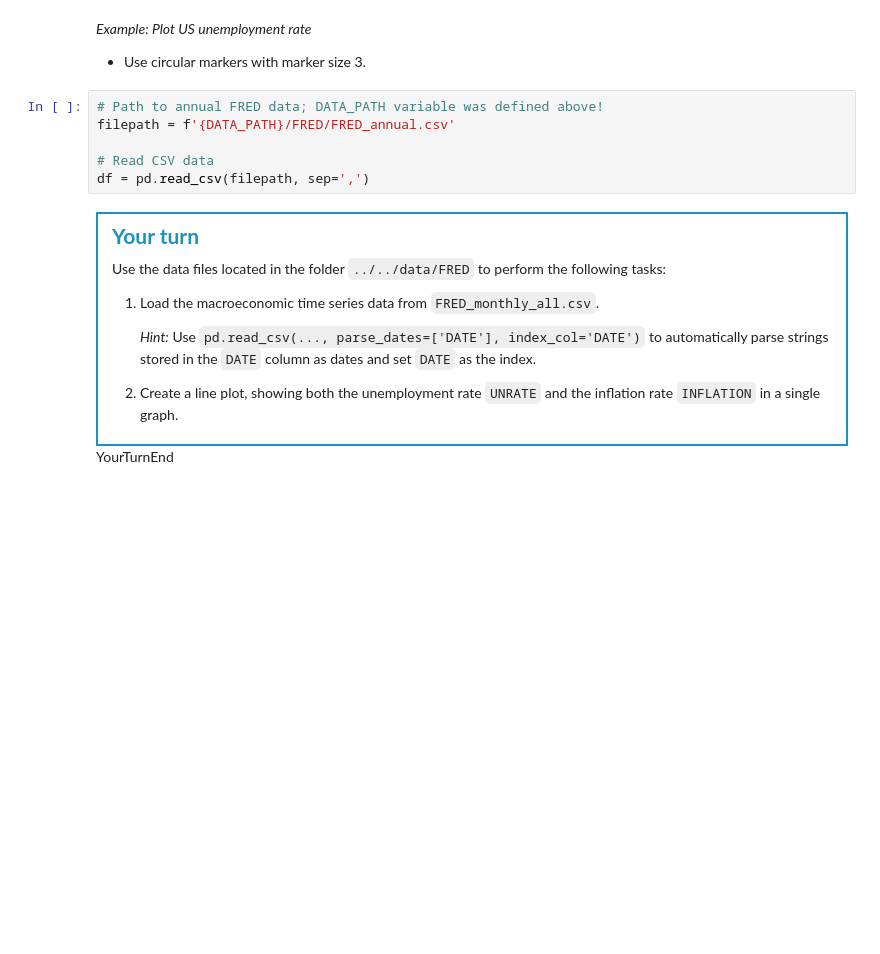
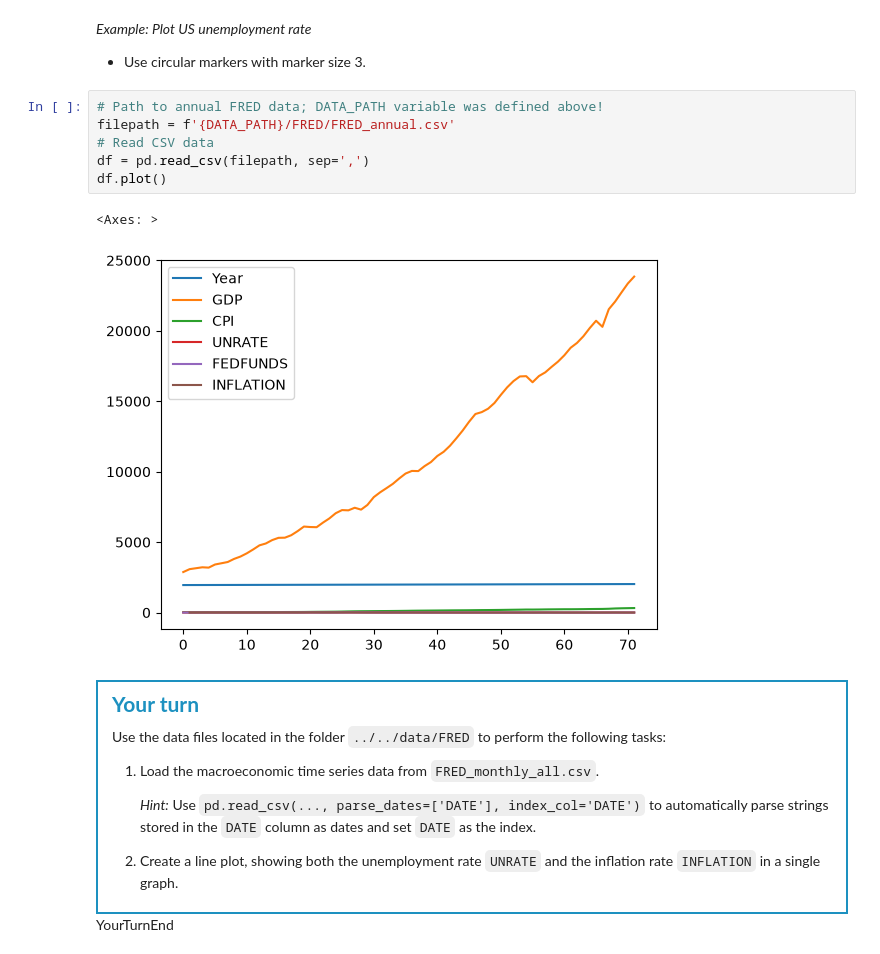
Before and after one commit to pl0gen/TECH2-H26, a Jupyter notebook: lectures/lecture3/lecture3_EMH_Test.ipynb, the cells around one changed output. Saved outputs shown, nothing was run; the diff lists cells and outputs as text; blank space fills up the shorter version.

```diff
--- a/lectures/lecture3/lecture3_EMH_Test.ipynb
+++ b/lectures/lecture3/lecture3_EMH_Test.ipynb
@@ -569,9 +564,12 @@ df.plot.bar(x='municipality', y='population')
 # %%
 # Path to annual FRED data; DATA_PATH variable was defined above!
 filepath = f'{DATA_PATH}/FRED/FRED_annual.csv'
-
 # Read CSV data
 df = pd.read_csv(filepath, sep=',')
+df.plot()
+# %% [output]
+<Axes: >
+[figure, added]
 # %% [markdown]
 <div style="padding: 0.8em 1em 0.5em 1em; border: 2pt solid #1d91c0;">
 <p style="font-weight: bold; font-size: 1.5em; color: #1d91c0;">
```
Also changed, not shown: parts of 2 cells of this notebook, 2 other files.
